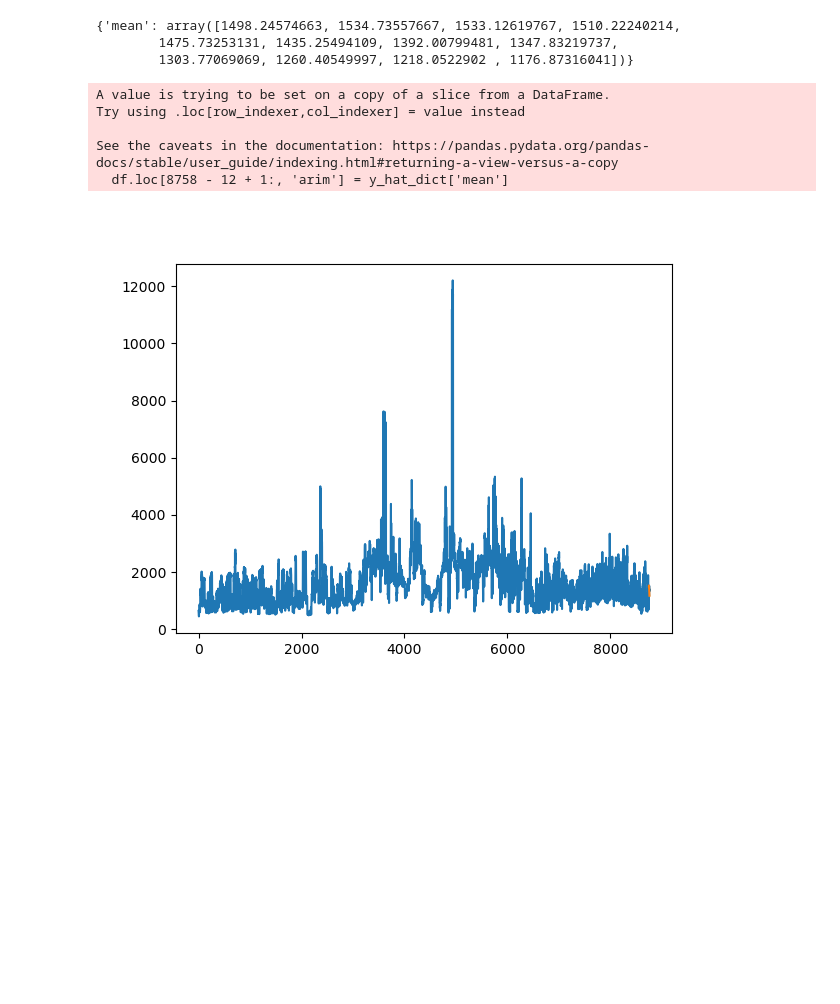
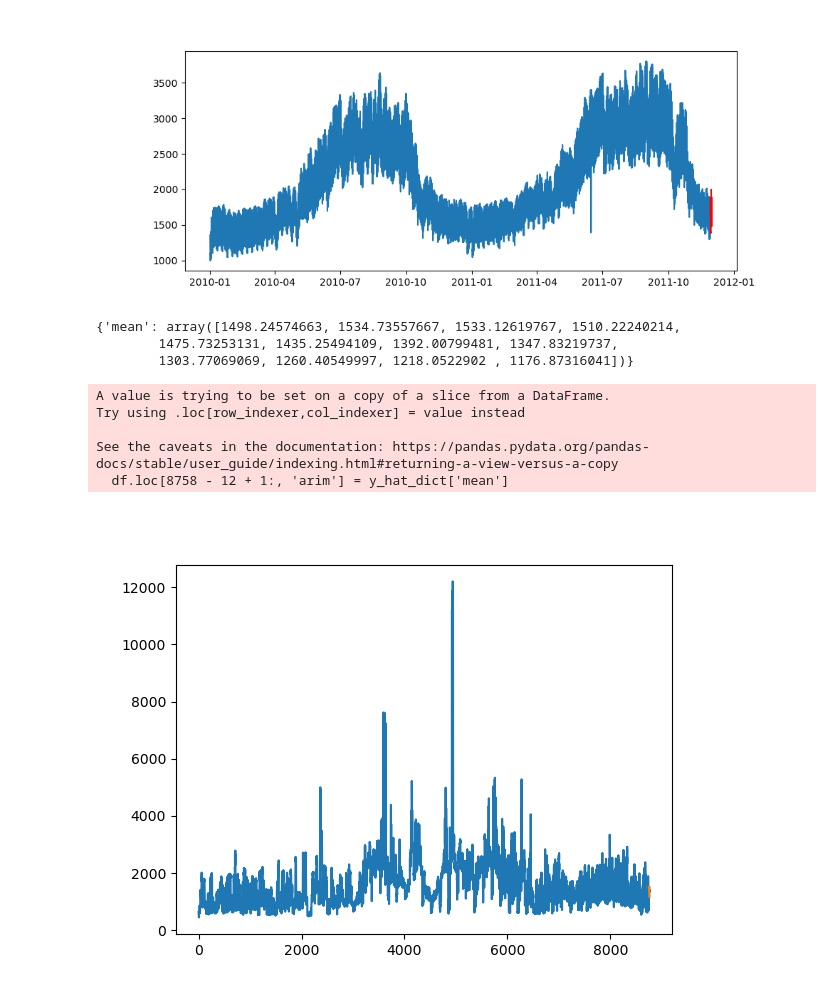
Before and after one commit to urieliram/analog, a Jupyter notebook: models/seasonal_naive.ipynb, the cells around one changed output. Drawn from its saved outputs; the diff is of its cells as text; code cells hidden in the pictures; blank space fills up the shorter version.

```diff
--- a/models/seasonal_naive.ipynb
+++ b/models/seasonal_naive.ipynb
@@ -82,0 +62,7 @@ plt.show()
+# %%
+# Rango de fechas del pronóstico
+idx = pd.date_range(
+    start = df_serie4.index[-1],
+    periods = len(pd.Series(y_hat_dict['mean'])) + 1, freq='5T'
+)[1:]
+idx
@@ -82,0 +82,8 @@ plt.show()
+# %%
+plt.figure(figsize=(10, 4))
+#plt.savefig('series1.pdf', bbox_inches = 'tight')
+plt.plot(df_serie4)
+plt.plot(pd.DataFrame(y_hat_dict['mean'], index = idx), c = 'red')
+plt.show()
+# %% [output]
+[figure, added]
```
Also changed, not shown: parts of 13 cells of this notebook.
